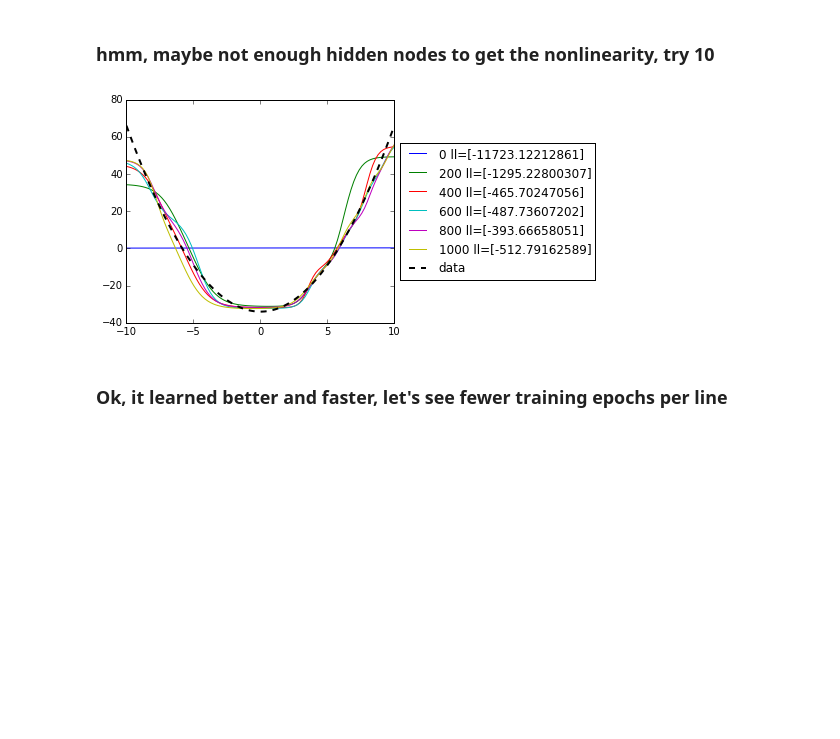
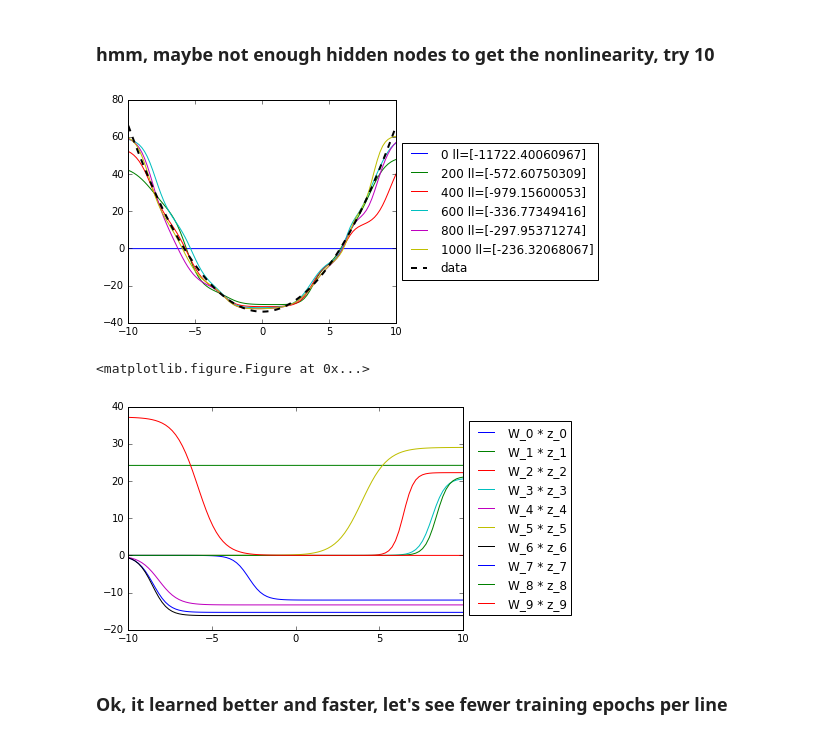
Before and after one commit to velezj/ml-chats, a Jupyter notebook: time_series/notebooks/NeuralNetworks_Note1.ipynb, the cells around one changed output. Saved outputs shown, nothing was run; the diff lists cells and outputs as text; code cells hidden in the pictures; blank space fills up the shorter version.

```diff
--- a/time_series/notebooks/NeuralNetworks_Note1.ipynb
+++ b/time_series/notebooks/NeuralNetworks_Note1.ipynb
@@ -34,8 +37,11 @@ simple.plot_fits( nn, data, train_epochs=200 )
 # %%
 nn = simple.SimpleScalarF_1Layer(hidden_layer_size=10)
 simple.plot_fits( nn, data, train_epochs=200 )
+nn.visualize_inputs_to_final_layer(data)
 # %% [output]
-[figure, old version]
+[figure, new version]
+<matplotlib.figure.Figure at 0x...>
+[figure, added]
 # %% [markdown]
 ### Ok, it learned better and faster, let's see fewer training epochs per line
 # %%
```
Also changed, not shown: parts of 5 cells of this notebook, 2 other files.
